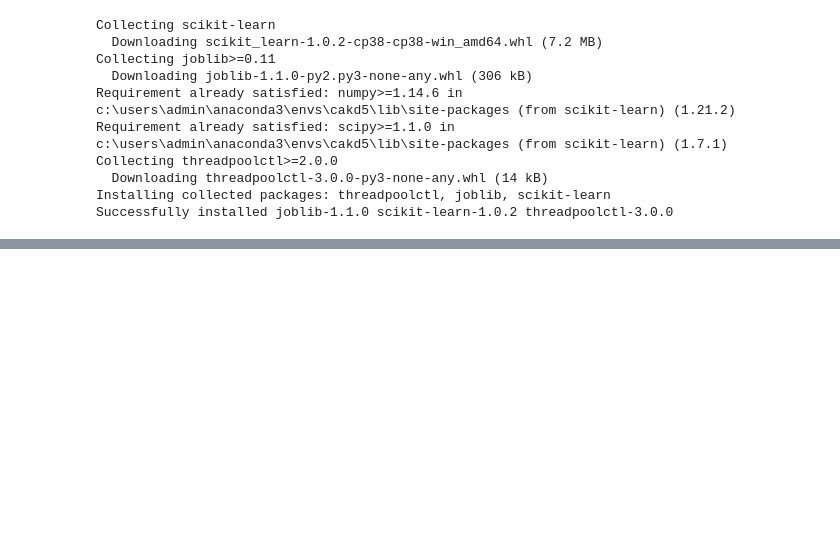
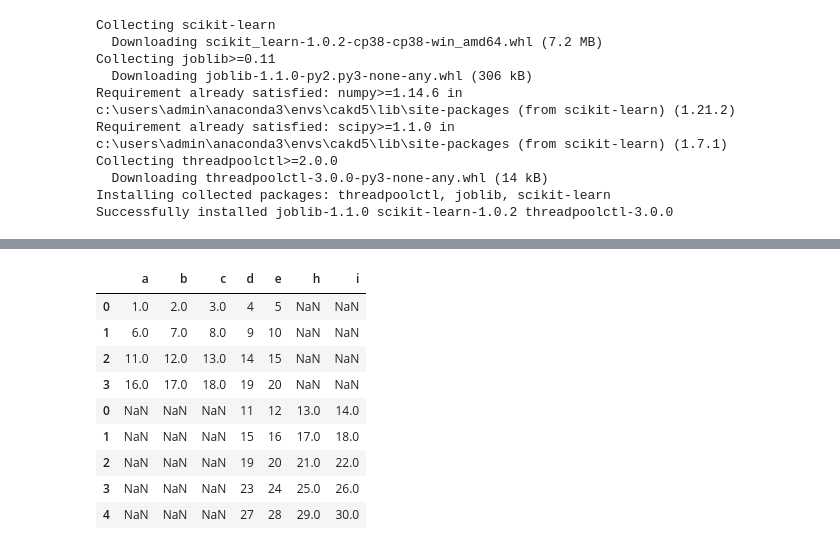
Before and after one commit to bnv20/kdt5, a Jupyter notebook: m2_분석라이브러리활용/pandas/pandas_데이터처리.ipynb, the cells around one changed output, grey strips where cells are left out. Drawn from its saved outputs; the diff is of its cells as text; code cells hidden in the pictures; blank space fills up the shorter version.

```diff
--- a/m2_분석라이브러리활용/pandas/pandas_데이터처리.ipynb
+++ b/m2_분석라이브러리활용/pandas/pandas_데이터처리.ipynb
@@ -836,0 +1043,8 @@ df1.head()
+# %%
+# 결합
+data1 = np.arange(1,21).reshape(4,5)
+data2 = np.arange(11,31).reshape(5,4)
+df1 = pd.DataFrame(data1,columns=['a','b','c','d','e'])
+df2 = pd.DataFrame(data2,columns=['d','e','h','i'])
+print(df1,'\n')
+print(df2)
@@ -836,0 +1075,15 @@ df1.head()
+# %%
+# 행방향 결합
+con2 = pd.concat([df1,df2],axis=0)
+con2
+# %% [output]
+|  | a | b | c | d | e | h | i |
+| 0 | 1.0 | 2.0 | 3.0 | 4 | 5 | NaN | NaN |
+| 1 | 6.0 | 7.0 | 8.0 | 9 | 10 | NaN | NaN |
+| 2 | 11.0 | 12.0 | 13.0 | 14 | 15 | NaN | NaN |
+| 3 | 16.0 | 17.0 | 18.0 | 19 | 20 | NaN | NaN |
+| 0 | NaN | NaN | NaN | 11 | 12 | 13.0 | 14.0 |
+| 1 | NaN | NaN | NaN | 15 | 16 | 17.0 | 18.0 |
+| 2 | NaN | NaN | NaN | 19 | 20 | 21.0 | 22.0 |
+| 3 | NaN | NaN | NaN | 23 | 24 | 25.0 | 26.0 |
+| 4 | NaN | NaN | NaN | 27 | 28 | 29.0 | 30.0 |
```
Also changed, not shown: parts of 56 cells of this notebook.
